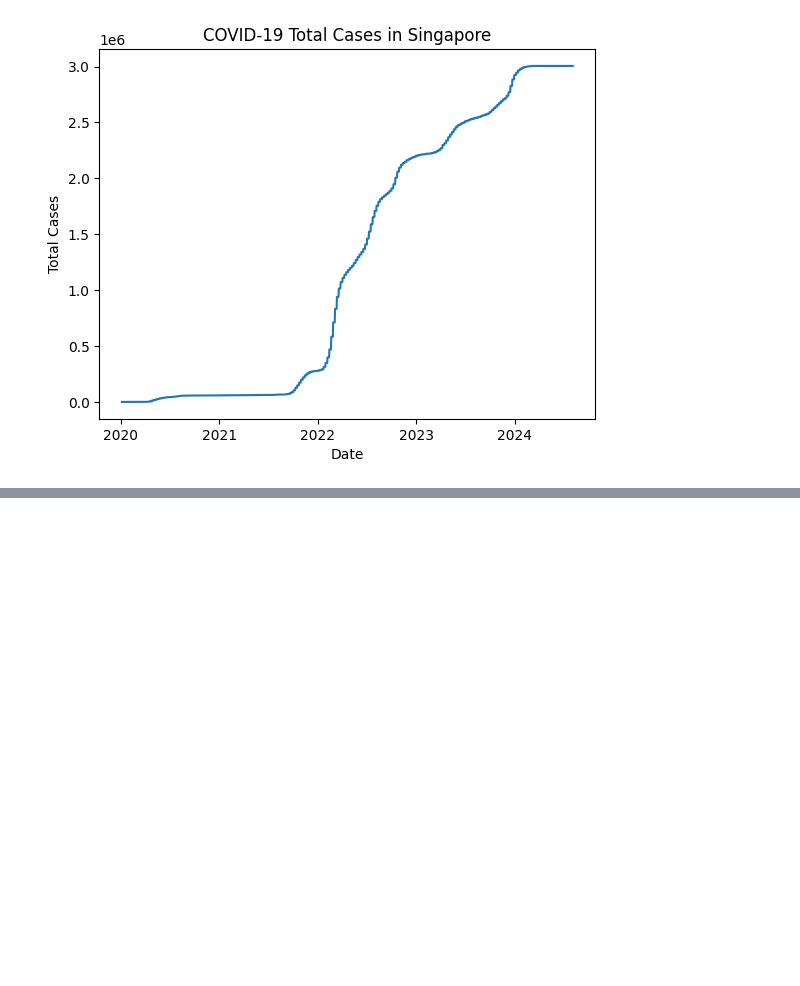
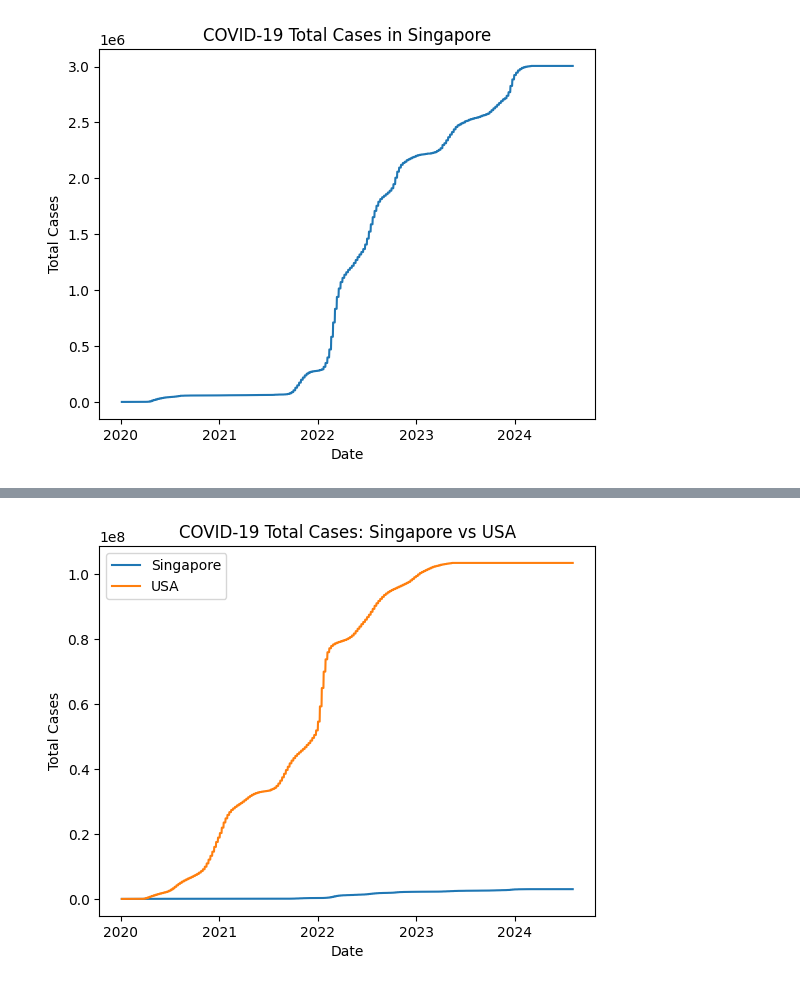
Before and after one commit to williamwong-data/covid-analysis, a Jupyter notebook: notebooks/covid_analysis.ipynb, the cells around one changed output, grey strips where cells are left out. Saved outputs shown, nothing was run; the diff lists cells and outputs as text; code cells hidden in the pictures; blank space fills up the shorter version.

```diff
--- a/notebooks/covid_analysis.ipynb
+++ b/notebooks/covid_analysis.ipynb
@@ -110,0 +152,16 @@ plt.show()
+# %%
+us = df[df["location"] == "United States"]
+us["date"] = pd.to_datetime(us["date"])
+
+plt.figure()
+plt.plot(sg["date"], sg["total_cases"], label="Singapore")
+plt.plot(us["date"], us["total_cases"], label="USA")
+
+plt.legend()
+plt.title("COVID-19 Total Cases: Singapore vs USA")
+plt.xlabel("Date")
+plt.ylabel("Total Cases")
+plt.savefig(f"{base_path}/comparison.png")
+plt.show()
+# %% [output]
+[figure, added]
```
Also changed, not shown: parts of 6 cells of this notebook, 4 other files.
